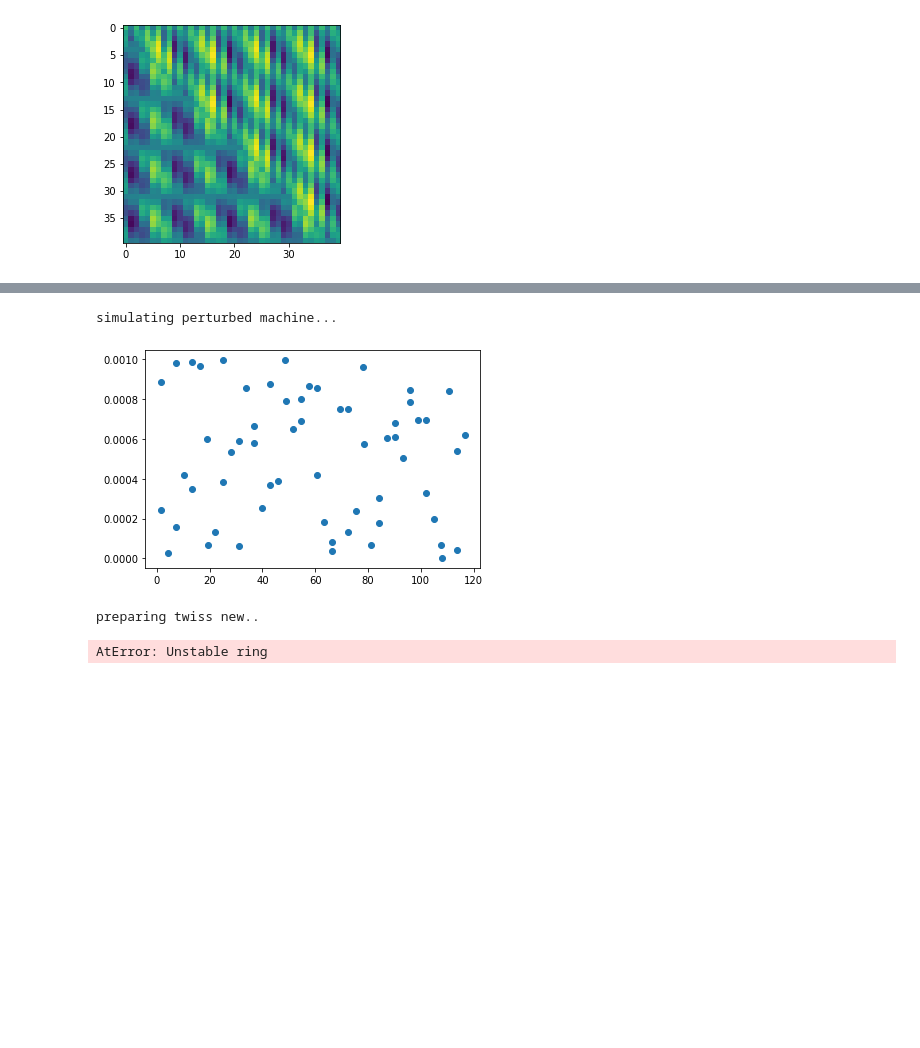
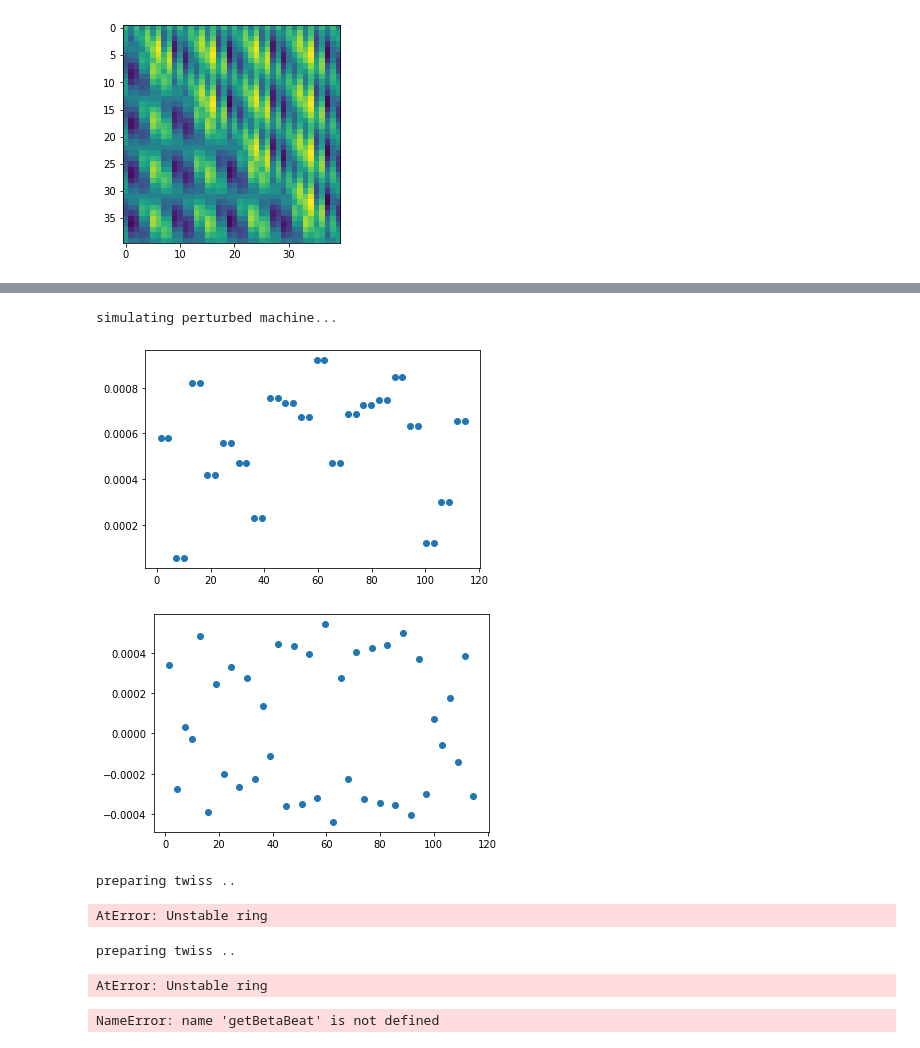
Before and after one commit to iagapov/pyat-loco, a Jupyter notebook: fodo_loco/fodo_loco_at.ipynb, the cells around one changed output, grey strips where cells are left out. Drawn from its saved outputs; the diff is of its cells as text; code cells hidden in the pictures; blank space fills up the shorter version.

```diff
--- a/fodo_loco/fodo_loco_at.ipynb
+++ b/fodo_loco/fodo_loco_at.ipynb
@@ -200,7 +223,7 @@ while(i<len(quad_indexes)):
     error = random.uniform(0, 0.001)
     #print(error)
     ring[quad_indexes[i]].K = error
-    quad_strength_err = ring[quad_indexes[i]].K
+    quad_strength_err = ring[quad_indexes[6]].K
     Quad_strength_err.append(quad_strength_err)
 
     i += 1
@@ -209,20 +232,50 @@ plt.scatter(s_pos,Quad_strength_err)
 plt.show()
 # %% [output]
 simulating perturbed machine...
-[figure, old version]
+[figure, new version]
+# %%
+from AT1 import showQuadsDiff
+showQuadsDiff(s_pos, Quad_strength, Quad_strength_err)
+# %% [output]
+[figure, added]
+# %%
+loco = Loco(engine='at')
+loco.lattice = ring
+loco.verbose = False
+loco.correctors_indexes=get_refpts(ring, elements.Corrector)
+loco.BPM_indexes=get_refpts(ring, elements.Monitor)
+vis = False
+loco.dkick = 0.00001
+loco.prepareTwiss()
+
+p1,=plt.plot(loco.opt[3].s_pos,loco.opt[3].closed_orbit[:,0])
+p2,=plt.plot(loco.opt[3].s_pos,loco.opt[3].closed_orbit[:,1])
+plt.legend([p1,p2],[r'$x$',r'$y$'])
+# %% [output]
+preparing twiss ..
+AtError: Unstable ring
+# %%
+loco = Loco(engine='at')
+loco.lattice = ring
+loco.verbose = False
+loco.correctors_indexes=get_refpts(ring, elements.Corrector)
+loco.BPM_indexes=get_refpts(ring, elements.Monitor)
+vis = False
+loco.dkick = 0.001
+loco.prepareTwiss()
+perturped_beta_x = loco.opt[3].beta[:,0]
+perturped_beta_y = loco.opt[3].beta[:,1]
+from AT import getBetaBeat
+bx , by = getBetaBeat(beta_x, beta_y, perturped_beta_x, perturped_beta_y)
+print("Simulated beta beat, x:{:3.4f} %   y: {:3.4f} %".format(bx*100.,by*100.))
+# %% [output]
+preparing twiss ..
+AtError: Unstable ring
+# %%
+print(getBetaBeat.bx)
+# %% [output]
+NameError: name 'getBetaBeat' is not defined
 # %%
-loco = Loco(engine='at')
-loco.lattice = ring
-loco.verbose = False
-loco.correctors_indexes=get_refpts(ring, elements.Corrector)
-loco.BPM_indexes=get_refpts(ring, elements.Monitor)
-vis = False
-loco.dkick = 0.001
-loco.prepareTwiss()
-
-p1,=plt.plot(loco.opt[3].s_pos,loco.opt[3].closed_orbit[:,0])
-p2,=plt.plot(loco.opt[3].s_pos,loco.opt[3].closed_orbit[:,1])
-plt.legend([p1,p2],[r'$x$',r'$y$'])
 plt.figure()
 p1,=plt.plot(loco.opt[3].s_pos,loco.opt[3].beta[:,0])
 p2,=plt.plot(loco.opt[3].s_pos,loco.opt[3].beta[:,1])
@@ -231,6 +284,3 @@ plt.figure()
 p1,=plt.plot(loco.opt[3].s_pos,loco.opt[3].dispersion[:,0])
 p2,=plt.plot(loco.opt[3].s_pos,loco.opt[3].dispersion[:,2])
 plt.legend([p1,p2],['Dx','Dy'])
-# %% [output]
-preparing twiss new..
-AtError: Unstable ring
```
Also changed, not shown: parts of 4 cells of this notebook, 2 other files.
